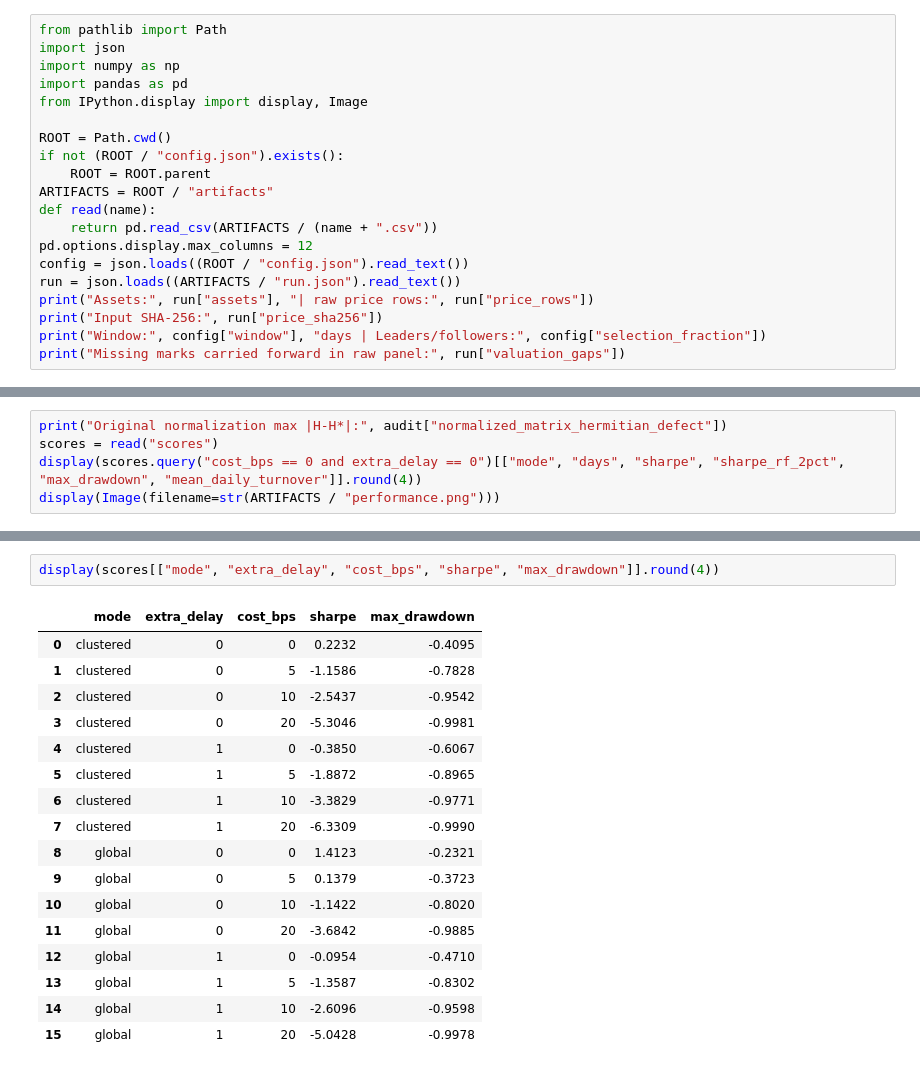
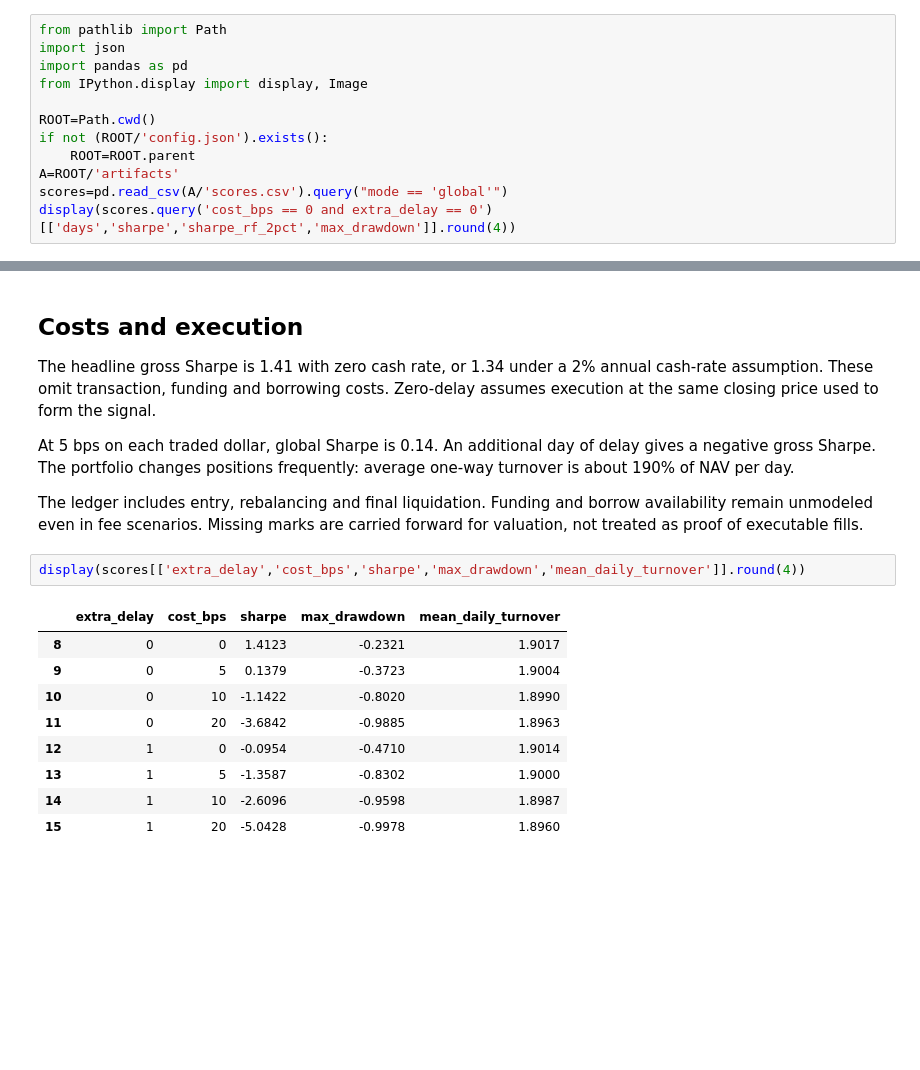
Before and after one commit to Juliansaiani/directed-return-networks, a Jupyter notebook: notebooks/research.ipynb, the cells around one changed output, grey strips where cells are left out. Drawn from its saved outputs; the diff is of its cells as text; blank space fills up the shorter version.

Commit message:
Focus the main presentation on the global lead-lag portfolio

```diff
--- a/notebooks/research.ipynb
+++ b/notebooks/research.ipynb
@@ -7,21 +7,13 @@ The source is [ARahimiQuant/lead-lag-portfolios](https://github.com/ARahimiQuant
 # %%
 from pathlib import Path
 import json
-import numpy as np
 import pandas as pd
 from IPython.display import display, Image
 
-ROOT = Path.cwd()
-if not (ROOT / "config.json").exists():
-    ROOT = ROOT.parent
-ARTIFACTS = ROOT / "artifacts"
-def read(name):
-    return pd.read_csv(ARTIFACTS / (name + ".csv"))
-pd.options.display.max_columns = 12
-config = json.loads((ROOT / "config.json").read_text())
-run = json.loads((ARTIFACTS / "run.json").read_text())
-print("Assets:", run["assets"], "| raw price rows:", run["price_rows"])
-print("Input SHA-256:", run["price_sha256"])
-print("Window:", config["window"], "days | Leaders/followers:", config["selection_fraction"])
-print("Missing marks carried forward in raw panel:", run["valuation_gaps"])
+ROOT=Path.cwd()
+if not (ROOT/'config.json').exists():
+    ROOT=ROOT.parent
+A=ROOT/'artifacts'
+scores=pd.read_csv(A/'scores.csv').query("mode == 'global'")
+display(scores.query('cost_bps == 0 and extra_delay == 0')[['days','sharpe','sharpe_rf_2pct','max_drawdown']].round(4))
 # %% [output]
@@ -64,5 +31,0 @@ This implementation uses absolute degrees and a dense Hermitian eigensolver. Rea
-# %%
-print("Original normalization max |H-H*|:", audit["normalized_matrix_hermitian_defect"])
-scores = read("scores")
-display(scores.query("cost_bps == 0 and extra_delay == 0")[["mode", "days", "sharpe", "sharpe_rf_2pct", "max_drawdown", "mean_daily_turnover"]].round(4))
-display(Image(filename=str(ARTIFACTS / "performance.png")))
@@ -83,21 +36,21 @@ At 5 bps, global Sharpe is only 0.14. A full extra day of delay takes gross Shar
+# %% [markdown]
+## Costs and execution
+
+The headline gross Sharpe is 1.41 with zero cash rate, or 1.34 under a 2% annual cash-rate assumption. These omit transaction, funding and borrowing costs. Zero-delay assumes execution at the same closing price used to form the signal.
+
+At 5 bps on each traded dollar, global Sharpe is 0.14. An additional day of delay gives a negative gross Sharpe. The portfolio changes positions frequently: average one-way turnover is about 190% of NAV per day.
+
+The ledger includes entry, rebalancing and final liquidation. Funding and borrow availability remain unmodeled even in fee scenarios. Missing marks are carried forward for valuation, not treated as proof of executable fills.
 # %%
-display(scores[["mode", "extra_delay", "cost_bps", "sharpe", "max_drawdown"]].round(4))
+display(scores[['extra_delay','cost_bps','sharpe','max_drawdown','mean_daily_turnover']].round(4))
 # %% [output]
-|  | mode | extra_delay | cost_bps | sharpe | max_drawdown |
-| 0 | clustered | 0 | 0 | 0.2232 | -0.4095 |
-| 1 | clustered | 0 | 5 | -1.1586 | -0.7828 |
-| 2 | clustered | 0 | 10 | -2.5437 | -0.9542 |
-| 3 | clustered | 0 | 20 | -5.3046 | -0.9981 |
-| 4 | clustered | 1 | 0 | -0.3850 | -0.6067 |
-| 5 | clustered | 1 | 5 | -1.8872 | -0.8965 |
-| 6 | clustered | 1 | 10 | -3.3829 | -0.9771 |
-| 7 | clustered | 1 | 20 | -6.3309 | -0.9990 |
-| 8 | global | 0 | 0 | 1.4123 | -0.2321 |
-| 9 | global | 0 | 5 | 0.1379 | -0.3723 |
-| 10 | global | 0 | 10 | -1.1422 | -0.8020 |
-| 11 | global | 0 | 20 | -3.6842 | -0.9885 |
-| 12 | global | 1 | 0 | -0.0954 | -0.4710 |
-| 13 | global | 1 | 5 | -1.3587 | -0.8302 |
-| 14 | global | 1 | 10 | -2.6096 | -0.9598 |
-| 15 | global | 1 | 20 | -5.0428 | -0.9978 |
+|  | extra_delay | cost_bps | sharpe | max_drawdown | mean_daily_turnover |
+| 8 | 0 | 0 | 1.4123 | -0.2321 | 1.9017 |
+| 9 | 0 | 5 | 0.1379 | -0.3723 | 1.9004 |
+| 10 | 0 | 10 | -1.1422 | -0.8020 | 1.8990 |
+| 11 | 0 | 20 | -3.6842 | -0.9885 | 1.8963 |
+| 12 | 1 | 0 | -0.0954 | -0.4710 | 1.9014 |
+| 13 | 1 | 5 | -1.3587 | -0.8302 | 1.9000 |
+| 14 | 1 | 10 | -2.6096 | -0.9598 | 1.8987 |
+| 15 | 1 | 20 | -5.0428 | -0.9978 | 1.8960 |
 # %% [markdown]
```
Also changed, not shown: parts of 14 cells of this notebook, 5 other files.
